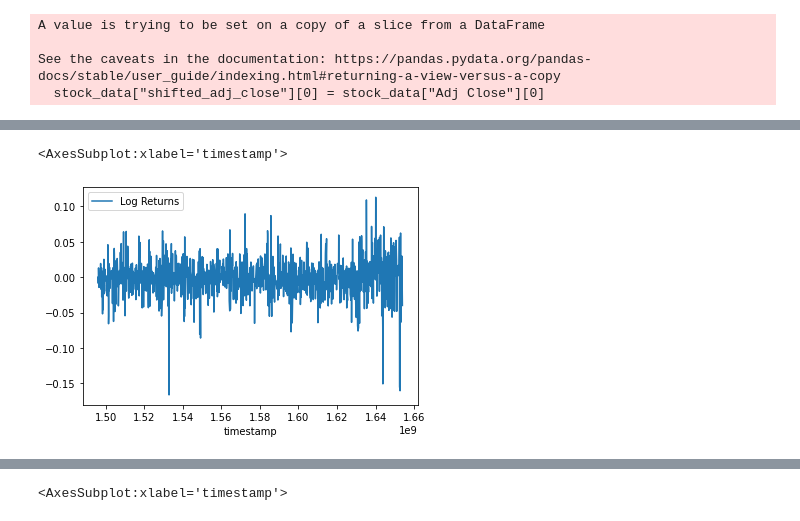
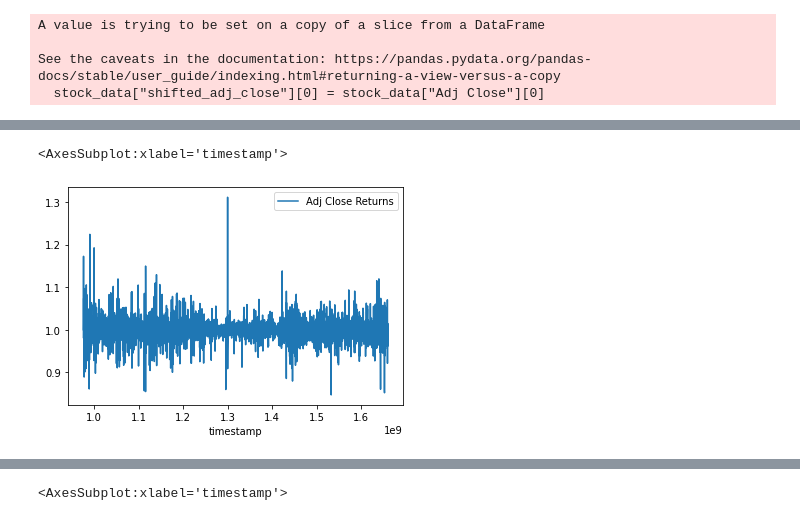
Before and after one commit to AnirudhRahul/MomentumEnsemble, a Jupyter notebook: format_data.ipynb, the cells around one changed output, grey strips where cells are left out. Drawn from its saved outputs; the diff is of its cells as text; code cells hidden in the pictures.

Commit message:
added models and data

```diff
--- a/format_data.ipynb
+++ b/format_data.ipynb
@@ -8,7 +9,7 @@ from keras.models import Sequential
 from keras.layers import Dense
 from keras.layers import LSTM
 # %%
-stock_data = pd.read_csv('./toei_stock.csv')
+stock_data = pd.read_csv('./4816.T.csv')
 # %%
 def formatJST(day):
     dt = parser.parse(day + " 15:00 JST", tzinfos={"JST":9*3600})
@@ -46,4 +47,4 @@ A value is trying to be set on a copy of a slice from a DataFrame
 See the caveats in the documentation: https://pandas.pydata.org/pandas-docs/stable/user_guide/indexing.html#returning-a-view-versus-a-copy
   stock_data["shifted_adj_close"][0] = stock_data["Adj Close"][0]
 # %%
-stock_data["Log Returns"] = np.log(stock_data["shifted_adj_close"] / stock_data["Adj Close"])
+stock_data["Adj Close Returns"] = stock_data["shifted_adj_close"] / stock_data["Adj Close"]
@@ -59,5 +70,5 @@ stock_data.head()
 # %%
-stock_data.plot(x="timestamp", y="Log Returns")
+stock_data.plot(y="Adj Close Returns")
 # %% [output]
 <AxesSubplot:xlabel='timestamp'>
-[figure, old version]
+[figure, new version]
```
Also changed, not shown: parts of 13 cells of this notebook, 16 other files.
